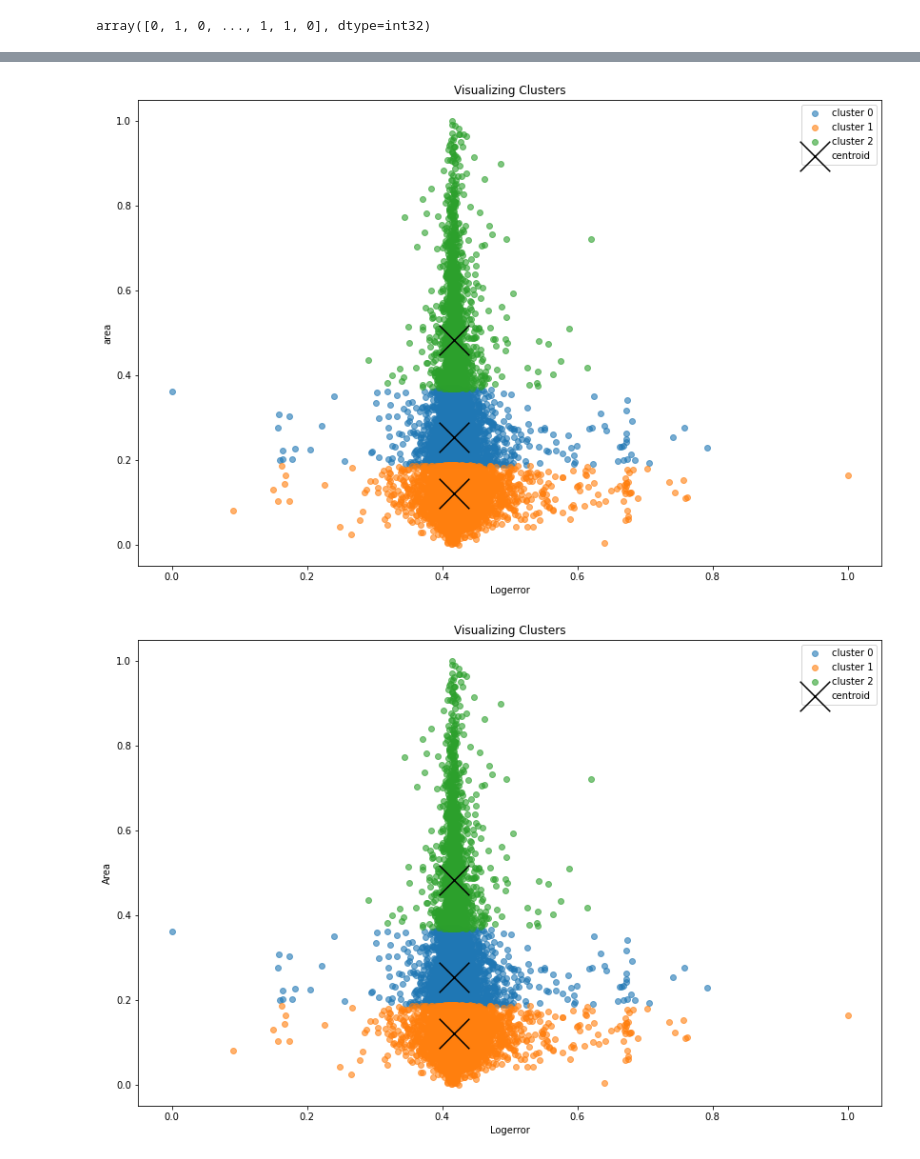
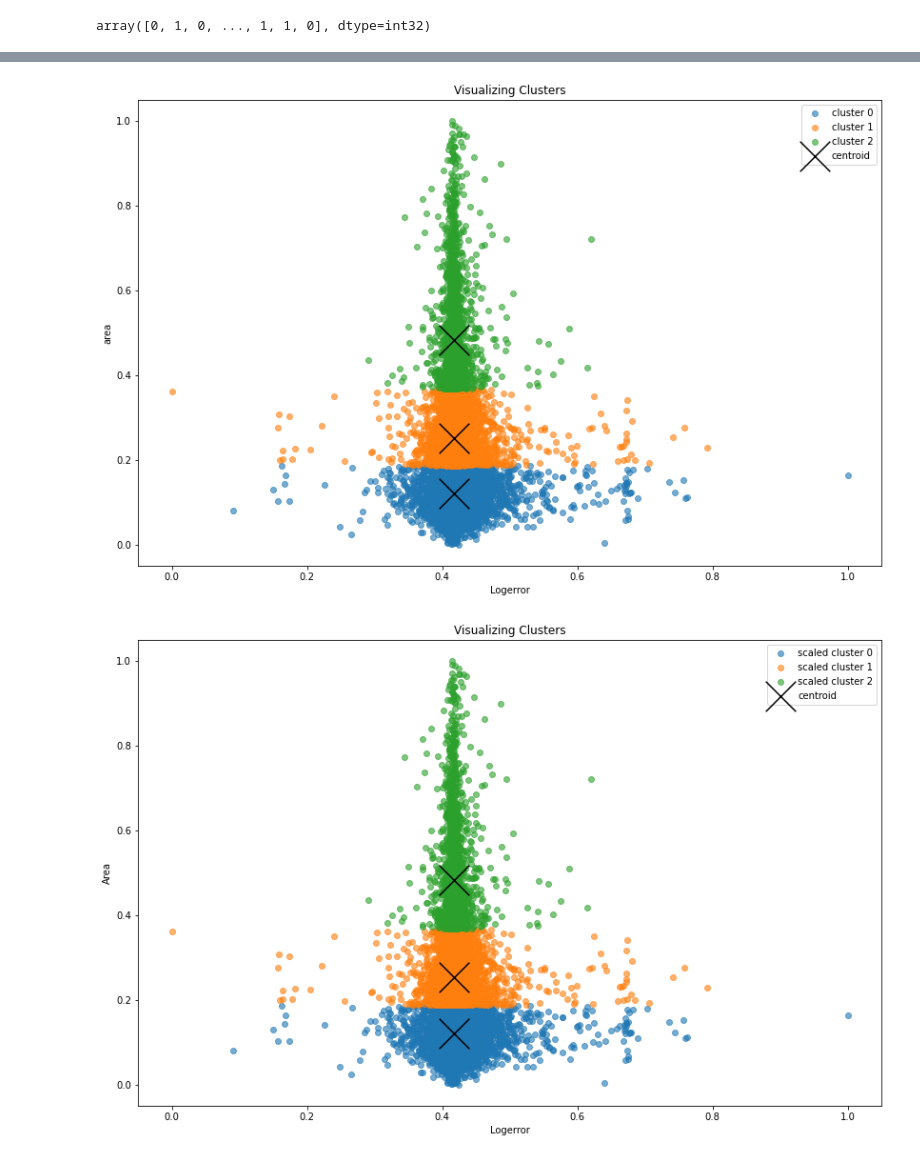
Before and after one commit to SLawsonWoods/clustering_zillow, a Jupyter notebook: drafting_notebook.ipynb, the cells around one changed output, grey strips where cells are left out. Drawn from its saved outputs; the diff is of its cells as text; code cells hidden in the pictures.

Commit message:
Going back to rename columns and drop more unneeded columns.

```diff
--- a/drafting_notebook.ipynb
+++ b/drafting_notebook.ipynb
@@ -221,12 +221,13 @@ Index(['propertylandusetypeid', 'id', 'parcelid', 'bathroomcnt', 'bedroomcnt',
        'transactiondate', 'id', 'last_trans_date', 'propertylandusedesc',
        'parcelid'],
       dtype='object')
-# %%
-#remove the columns listed above because we don't need these for analysis
-cols_to_drop = ['calculatedbathnbr','finishedsquarefeet12', 'fullbathcnt',
-'id', 'propertylandusedesc', 'rawcensustractandblock','roomcnt','structuretaxvaluedollarcnt','assessmentyear',
-'landtaxvaluedollarcnt', 'propertycountylandusecode', 'censustractandblock','regionidcity','regionidzip']
-df = wrangle_functions.remove_columns(df, cols_to_drop)
+# %%
+df =df.drop(columns= ['propertylandusetypeid', 'id',
+       'calculatedbathnbr','rawcensustractandblock',
+       'latitude', 'longitude',
+        'propertycountylandusecode','regionidcounty','finishedsquarefeet12',
+       'regionidzip', 'yearbuilt','id','censustractandblock','last_trans_date',
+       'transactiondate', 'id','roomcnt','fullbathcnt'])
 # %%
 df.columns
 # %% [output]
@@ -426,0 +431,7 @@ dtype: object
+# %%
+# remove duplicate entries
+# sorting by first name
+df.sort_values("parcelid", inplace=True)
+
+# dropping duplicate values
+df.drop_duplicates(keep=False,inplace=True)
@@ -614,22 +634,22 @@ plt.ylabel('area')
 plt.title('Visualizing Clusters')
 plt.show()
 # %% [output]
-[figure, old version]
+[figure, new version]
 # %%
-centroids = X.groupby('cluster')['logerror', 'calculatedfinishedsquarefeet'].mean()
+centroids = X_scaled.groupby('scaled_cluster')['logerror', 'calculatedfinishedsquarefeet'].mean()
 # %%
 # now I am going to plot the unscaled features
 plt.figure(figsize=(14, 9))
 
-for cluster, subset in X.groupby('cluster'):
-    plt.scatter(subset.logerror, subset.calculatedfinishedsquarefeet, label='cluster ' + str(cluster), alpha=.6, cmap='reds')
+for cluster, subset in X_scaled.groupby('scaled_cluster'):
+    plt.scatter(subset.logerror, subset.calculatedfinishedsquarefeet, label='scaled cluster ' + str(cluster), alpha=.6, cmap='reds')
 centroids.plot.scatter(y='calculatedfinishedsquarefeet', x='logerror', c='black', marker='x', s=1000, ax=plt.gca(), label='centroid')
 
 
 plt.legend()
 plt.xlabel('Logerror')
 plt.ylabel('Area')
 plt.title('Visualizing Clusters')
 plt.show()
 # %% [output]
-[figure, old version]
+[figure, new version]
```
Also changed, not shown: parts of 36 cells of this notebook, 1 other file.
